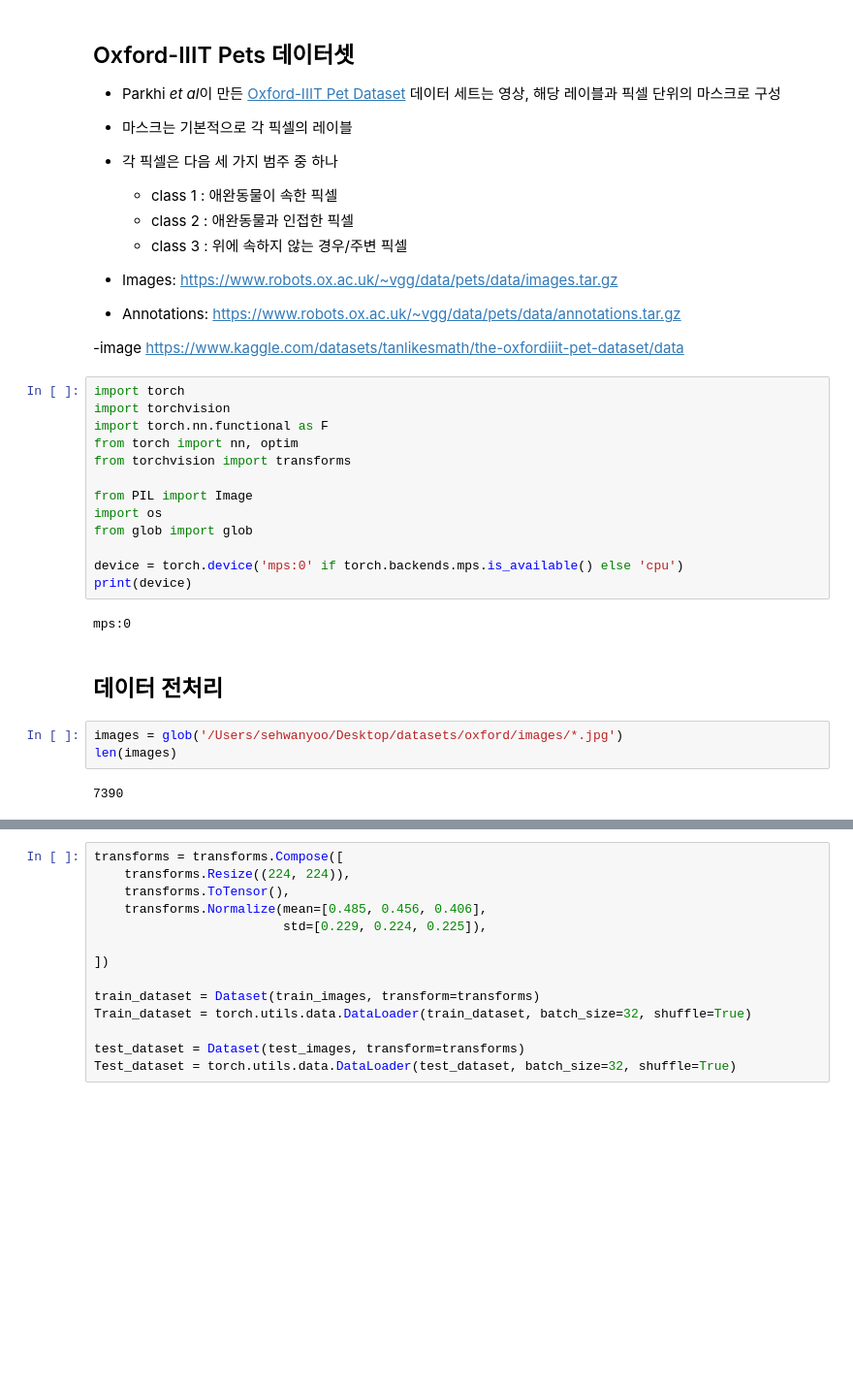
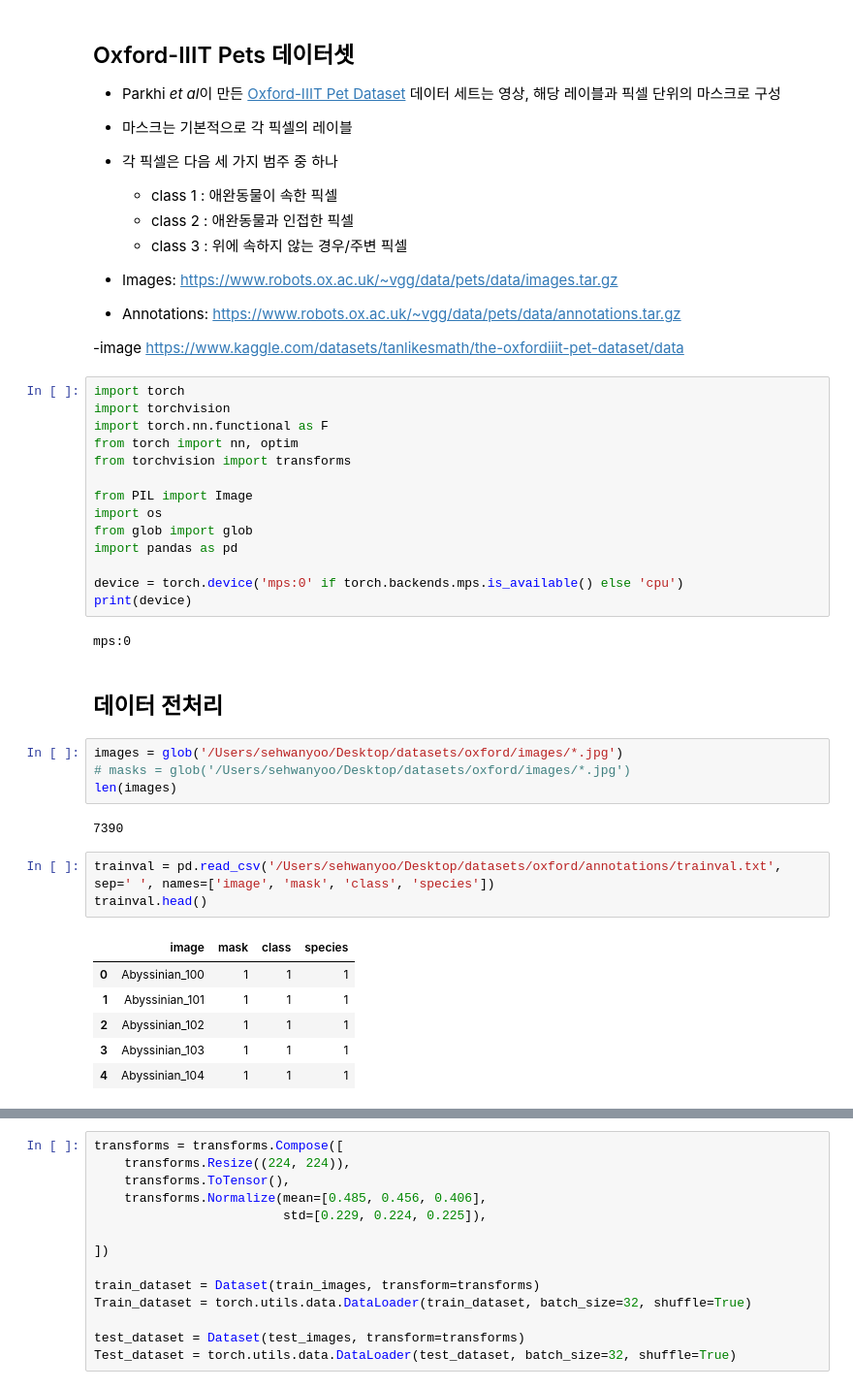
Before and after one commit to SeHwanYoo/vision_lab, a Jupyter notebook: assignment_2nd/oxford_pet3_unet_assignment.ipynb, the cells around one changed output, grey strips where cells are left out. Shown at 97% size. Saved outputs shown, nothing was run; the diff lists cells and outputs as text; blank space fills up the shorter version.

```diff
--- a/assignment_2nd/oxford_pet3_unet_assignment.ipynb
+++ b/assignment_2nd/oxford_pet3_unet_assignment.ipynb
@@ -34,6 +34,7 @@ from torchvision import transforms
 from PIL import Image
 import os
 from glob import glob
+import pandas as pd
 
 device = torch.device('mps:0' if torch.backends.mps.is_available() else 'cpu')
 print(device)
@@ -43,6 +44,17 @@ mps:0
 ## 데이터 전처리
 # %%
 images = glob('/Users/sehwanyoo/Desktop/datasets/oxford/images/*.jpg')
+# masks = glob('/Users/sehwanyoo/Desktop/datasets/oxford/images/*.jpg')
 len(images)
 # %% [output]
 7390
+# %%
+trainval = pd.read_csv('/Users/sehwanyoo/Desktop/datasets/oxford/annotations/trainval.txt', sep=' ', names=['image', 'mask', 'class', 'species'])
+trainval.head()
+# %% [output]
+|  | image | mask | class | species |
+| 0 | Abyssinian_100 | 1 | 1 | 1 |
+| 1 | Abyssinian_101 | 1 | 1 | 1 |
+| 2 | Abyssinian_102 | 1 | 1 | 1 |
+| 3 | Abyssinian_103 | 1 | 1 | 1 |
+| 4 | Abyssinian_104 | 1 | 1 | 1 |
```
Also changed, not shown: parts of 8 cells of this notebook.
